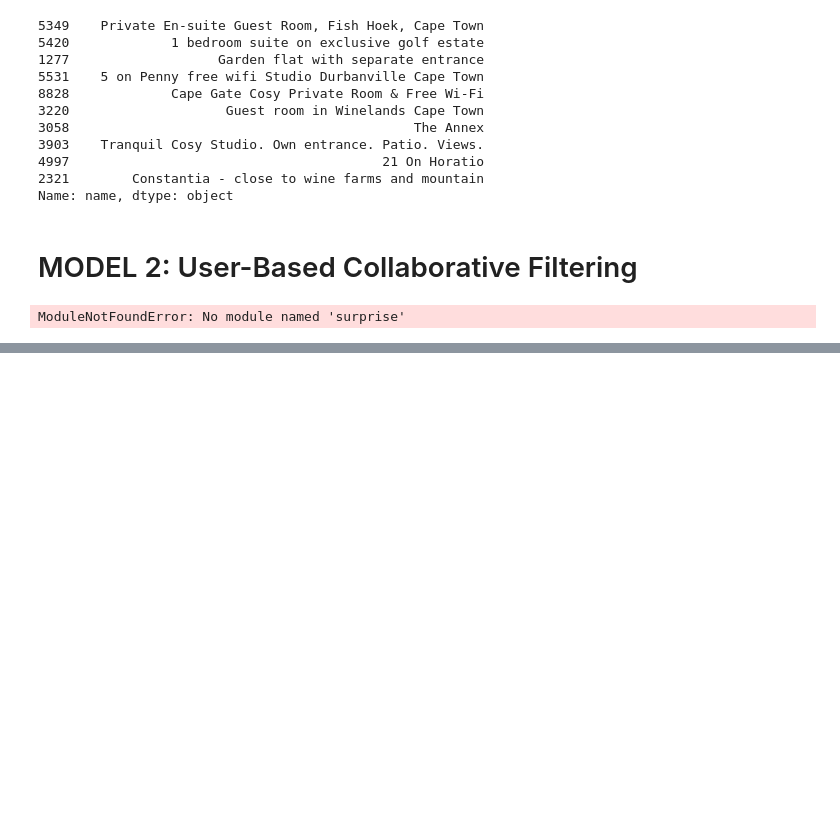
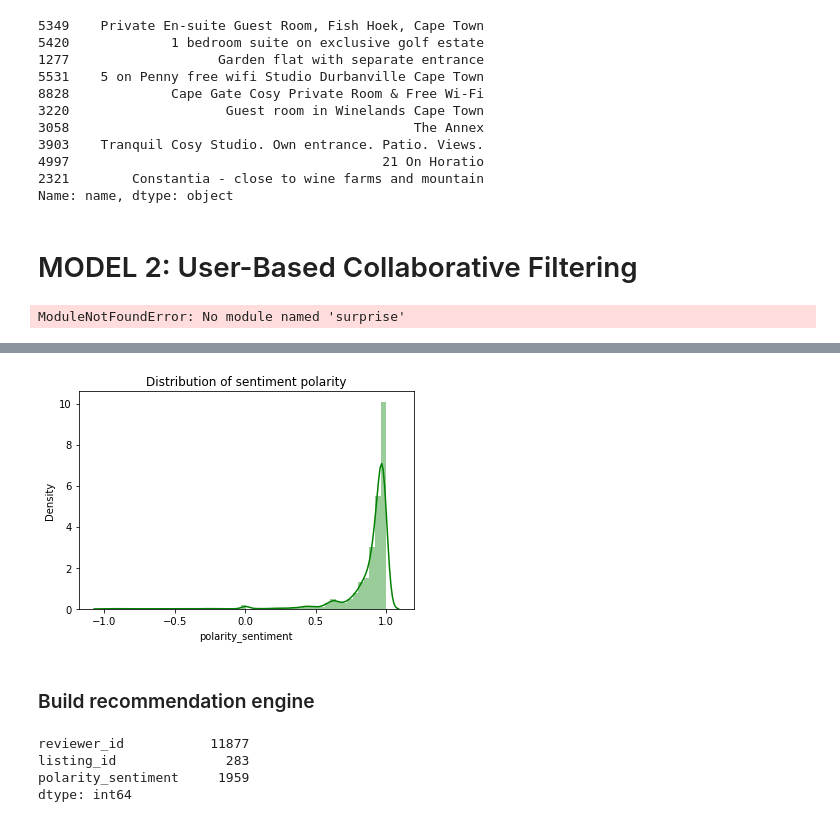
Before and after one commit to MercyMoraa/InsideAirbnb, a Jupyter notebook: Finalnotebook.ipynb, the cells around one changed output, grey strips where cells are left out. Saved outputs shown, nothing was run; the diff lists cells and outputs as text; code cells hidden in the pictures; blank space fills up the shorter version.

```diff
--- a/Finalnotebook.ipynb
+++ b/Finalnotebook.ipynb
@@ -954,0 +1202,3 @@ ModuleNotFoundError: No module named 'surprise'
+# %%
+# drop non- english language
+reviews_en.drop(index_nonen, inplace=True)
@@ -954,0 +1208,7 @@ ModuleNotFoundError: No module named 'surprise'
+# %%
+import nltk
+nltk.download('vader_lexicon')
+from nltk.sentiment.vader import SentimentIntensityAnalyzer
+
+# Initialize the VADER sentiment analyzer
+analyzer = SentimentIntensityAnalyzer()
@@ -954,0 +1232,6 @@ ModuleNotFoundError: No module named 'surprise'
+# %%
+# we want one overall polarity score, so just look at the 'compound' score
+polarity_compound = lambda s: (analyzer.polarity_scores(s))['compound']
+# %%
+# Apply the lambda function to the 'comments' column of the 'reviews_en' dataframe
+reviews_en['polarity_sentiment'] = reviews_en.comments.map(polarity_compound)
@@ -954,0 +1256,7 @@ ModuleNotFoundError: No module named 'surprise'
+# %%
+sns.distplot(reviews_en['polarity_sentiment'], norm_hist=True, color='g')
+plt.title('Distribution of sentiment polarity');
+# %% [output]
+[figure, added]
+# %% [markdown]
+### Build recommendation engine
@@ -954,0 +1265,7 @@ ModuleNotFoundError: No module named 'surprise'
+# %%
+df_rec.nunique()
+# %% [output]
+reviewer_id           11877
+listing_id              283
+polarity_sentiment     1959
+dtype: int64
```
Also changed, not shown: parts of 52 cells of this notebook.
